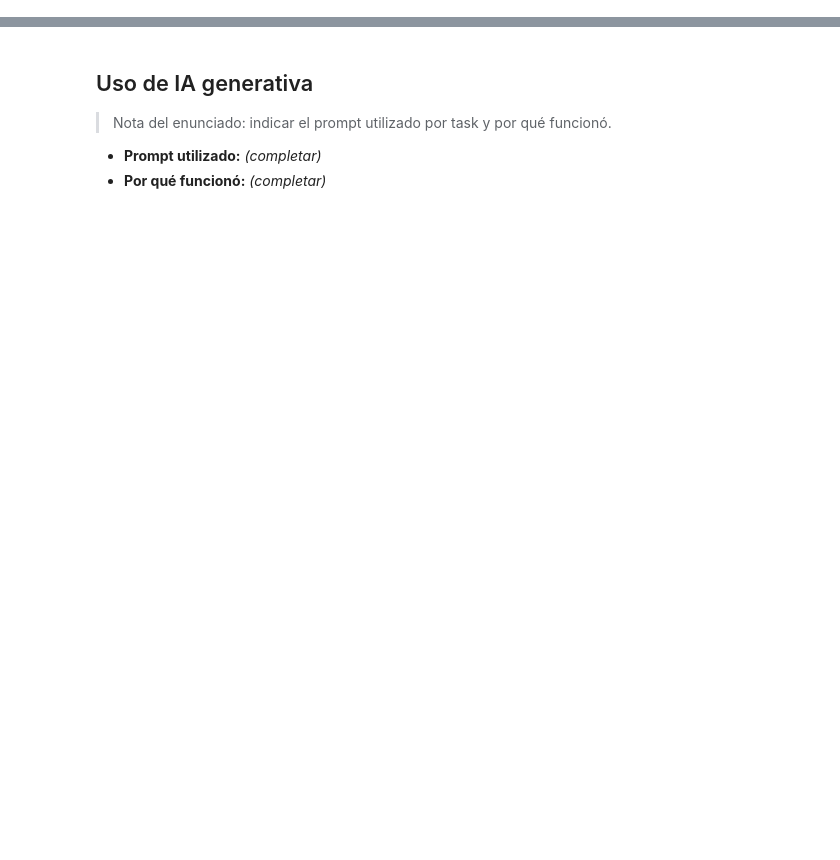
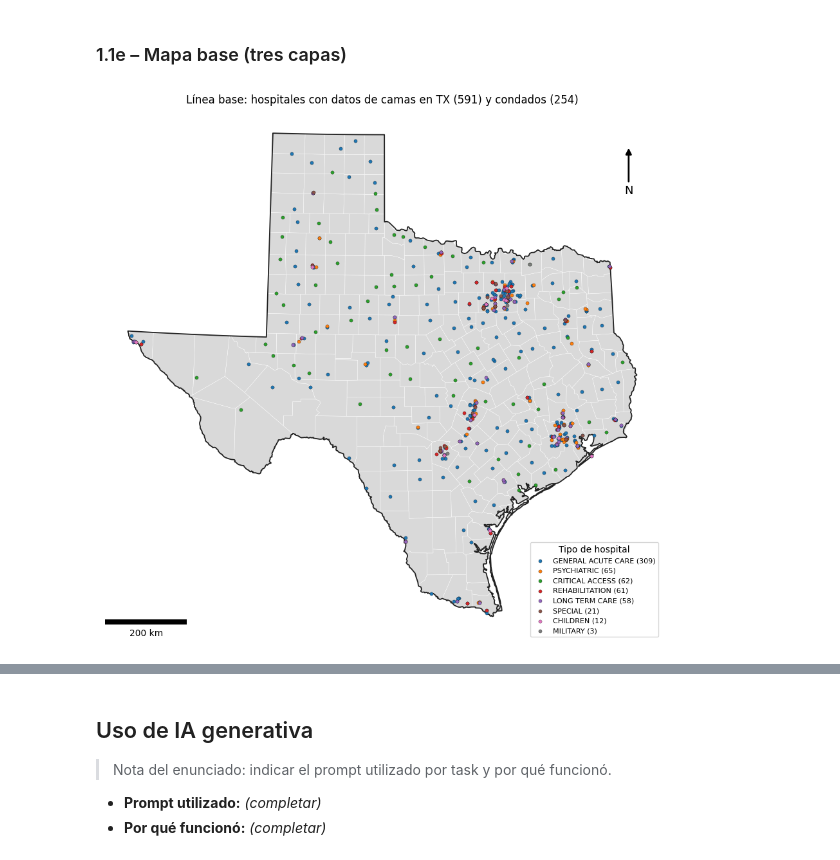
Before and after one commit to hadelacruz/Modelo-espacial, a Jupyter notebook: lab5.ipynb, the cells around one changed output, grey strips where cells are left out. Drawn from its saved outputs; the diff is of its cells as text; code cells hidden in the pictures; blank space fills up the shorter version.

```diff
--- a/lab5.ipynb
+++ b/lab5.ipynb
@@ -483,0 +95,14 @@ ax.set_axis_off(); plt.tight_layout(); plt.savefig(FIG / "mclp_voraz.png", dpi=1
+# %%
+hosp = hosp_all[hosp_all["estado"] == STATE].copy()
+n_estado_total = (hosp_raw["estado"] == STATE).sum()
+print(f"Hospitales de {STATE}: {n_estado_total} en total → {len(hosp)} con datos de camas tras la limpieza")
+
+cond = cond_raw[cond_raw["cod_estado"] == STATE_FIPS].copy()
+pob_estado = pob[pob["fips"].str[:2] == STATE_FIPS]
+cond = cond.merge(pob_estado[["fips", "poblacion"]], on="fips", how="left")   # llave de unión: FIPS
+
+print(f"Condados con geometría: {len(cond)} | condados con población: {len(pob_estado)} | unidos sin nulos: {cond['poblacion'].notna().sum()}")
+assert set(cond["fips"]) == set(pob_estado["fips"]) and cond["poblacion"].notna().all(), "Los condados no coinciden"
+print(f"Población total de {STATE}: {cond['poblacion'].sum():,.0f}")
+
+estado = est_raw[est_raw["codigo"] == STATE].copy()
@@ -483,0 +116,14 @@ ax.set_axis_off(); plt.tight_layout(); plt.savefig(FIG / "mclp_voraz.png", dpi=1
+# %%
+hosp_p = hosp.to_crs(PROJ_CRS)
+cond_p = cond.to_crs(PROJ_CRS).set_index("fips")
+estado_p = estado.to_crs(PROJ_CRS)
+cond_p["area_km2"] = cond_p.geometry.area / 1e6
+
+# Distorsión del CRS en las esquinas y el centro del estado (k = factor de escala lineal)
+pr = Proj(PROJ_CRS); b = estado.total_bounds
+pts = {"SO": (b[0], b[1]), "NO": (b[0], b[3]), "SE": (b[2], b[1]), "NE": (b[2], b[3]),
+       "Centro": ((b[0] + b[2]) / 2, (b[1] + b[3]) / 2)}
+f = {k: pr.get_factors(*v) for k, v in pts.items()}
+print(pd.DataFrame({"k meridional": {k: v.meridional_scale for k, v in f.items()},
+                    "k paralelo": {k: v.parallel_scale for k, v in f.items()},
+                    "factor de área": {k: v.areal_scale for k, v in f.items()}}).round(5).to_string())
@@ -483,0 +143,17 @@ ax.set_axis_off(); plt.tight_layout(); plt.savefig(FIG / "mclp_voraz.png", dpi=1
+# %% [markdown]
+### 1.1e – Mapa base (tres capas)
+# %%
+tipos = hosp_p["tipo"].value_counts()
+colores = dict(zip(tipos.index, plt.cm.tab10.colors))
+fig, ax = plt.subplots(figsize=(9, 9))
+cond_p.plot(ax=ax, color="#d9d9d9", edgecolor="white", linewidth=0.3)
+for t in tipos.index:
+    s = hosp_p[hosp_p["tipo"] == t]
+    ax.scatter(s.geometry.x, s.geometry.y, s=14, color=colores[t], label=f"{t} ({len(s)})", zorder=3, edgecolor="k", linewidth=0.2)
+estado_p.boundary.plot(ax=ax, color="#222", linewidth=1.3)
+ax.add_artist(ScaleBar(1, "m", length_fraction=0.25, location="lower left")); north_arrow(ax)
+ax.legend(title="Tipo de hospital", loc="lower right", fontsize=8)
+ax.set_title(f"Línea base: hospitales con datos de camas en {STATE} ({len(hosp_p)}) y condados ({len(cond_p)})")
+ax.set_axis_off(); plt.tight_layout(); plt.savefig(FIG / "mapa_base.png", dpi=150); plt.show()
+# %% [output]
+[figure, added]
```
Also changed, not shown: parts of 97 cells of this notebook, 13 other files.
